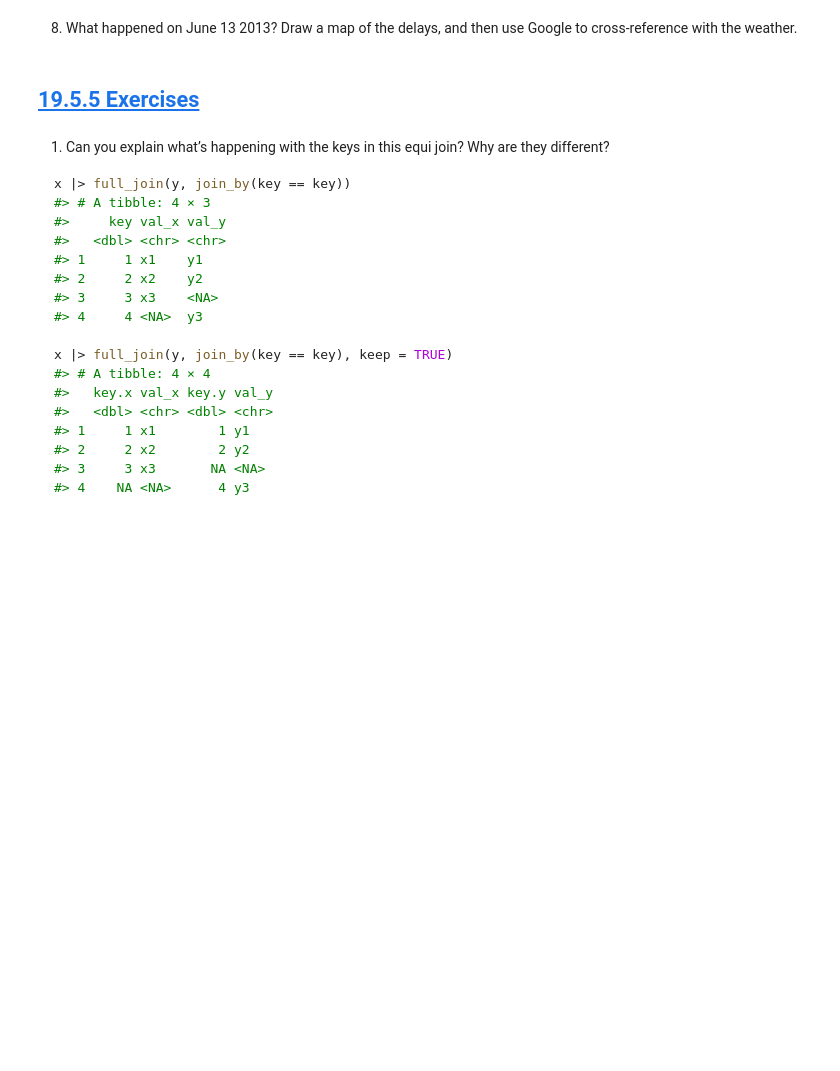
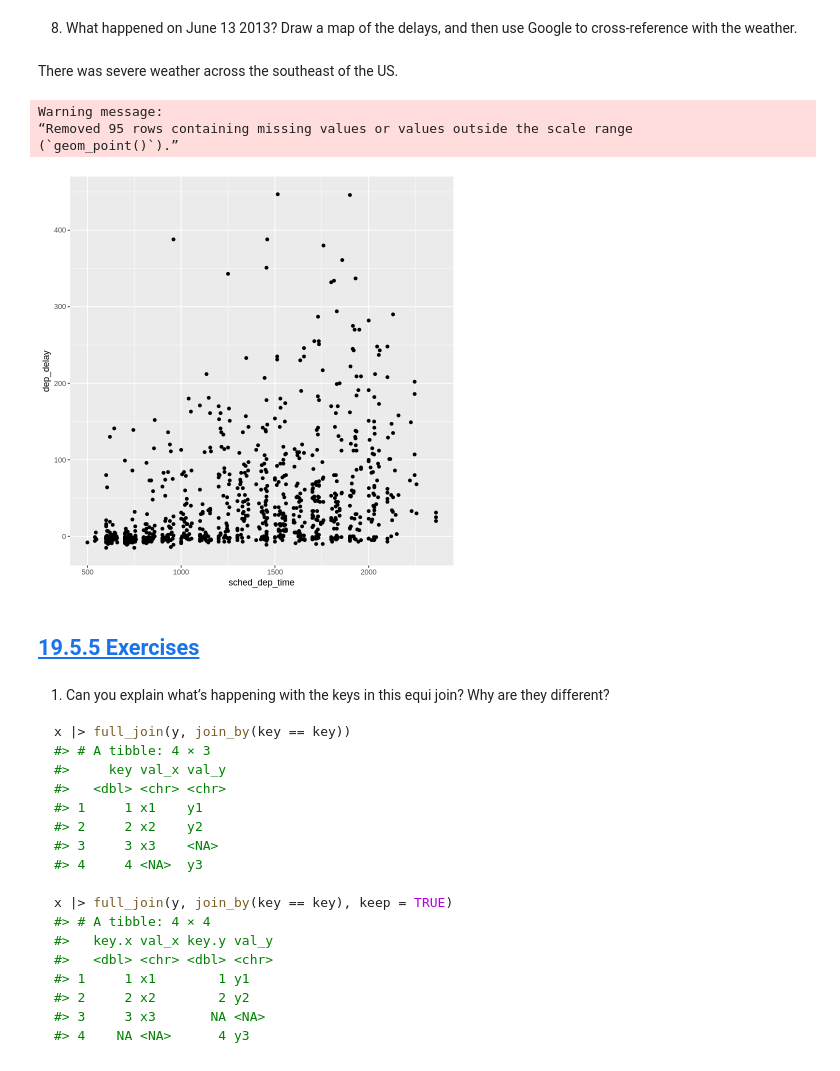
Before and after one commit to Brandy-Corwin/R-for-DS-exercises, a Jupyter notebook: Week_10_Assignments.ipynb, the cells around one changed output. Saved outputs shown, nothing was run; the diff lists cells and outputs as text; code cells hidden in the pictures; blank space fills up the shorter version.

```diff
--- a/Week_10_Assignments.ipynb
+++ b/Week_10_Assignments.ipynb
@@ -44,5 +267,17 @@ You might want to use the size or color of the points to display the average del
 # %% [markdown]
 8. What happened on June 13 2013? Draw a map of the delays, and then use Google to cross-reference with the weather.
+# %% [markdown]
+There was severe weather across the southeast of the US.
+# %%
+flights |>
+    filter(year == 2013, month == 6, day == 13) |>
+    ggplot(aes(x = sched_dep_time, y = dep_delay)) +
+    geom_point()
+# %% [output]
+Warning message:
+“Removed 95 rows containing missing values or values outside the scale range
+(`geom_point()`).”
+[figure, added]
 # %% [markdown]
 ## [19.5.5 Exercises](https://r4ds.hadley.nz/joins#exercises-2)
 # %% [markdown]
```
Also changed, not shown: parts of 21 cells of this notebook.
